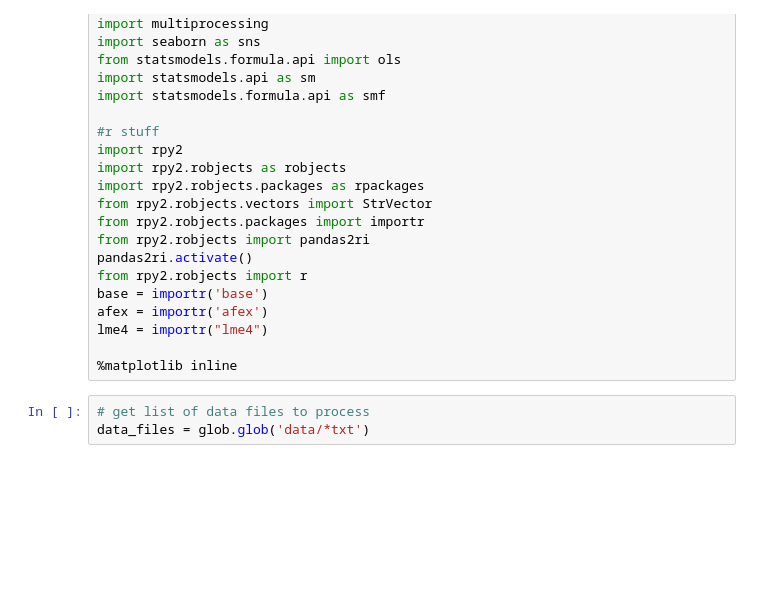
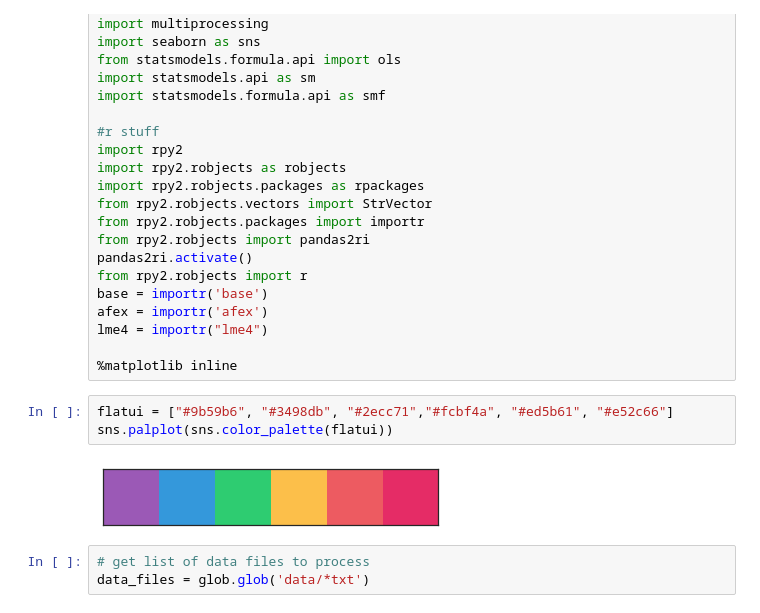
Before and after one commit to iancballard/tms_discounting, a Jupyter notebook: analyze_data.ipynb, the cells around one changed output. Saved outputs shown, nothing was run; the diff lists cells and outputs as text; blank space fills up the shorter version.

```diff
--- a/analyze_data.ipynb
+++ b/analyze_data.ipynb
@@ -29,6 +29,11 @@ afex = importr('afex')
 lme4 = importr("lme4")
 
 %matplotlib inline
+# %%
+flatui = ["#9b59b6", "#3498db", "#2ecc71","#fcbf4a", "#ed5b61", "#e52c66"]
+sns.palplot(sns.color_palette(flatui))
+# %% [output]
+[figure, added]
 # %%
 # get list of data files to process
 data_files = glob.glob('data/*txt')
```
Also changed, not shown: parts of 15 cells of this notebook.
